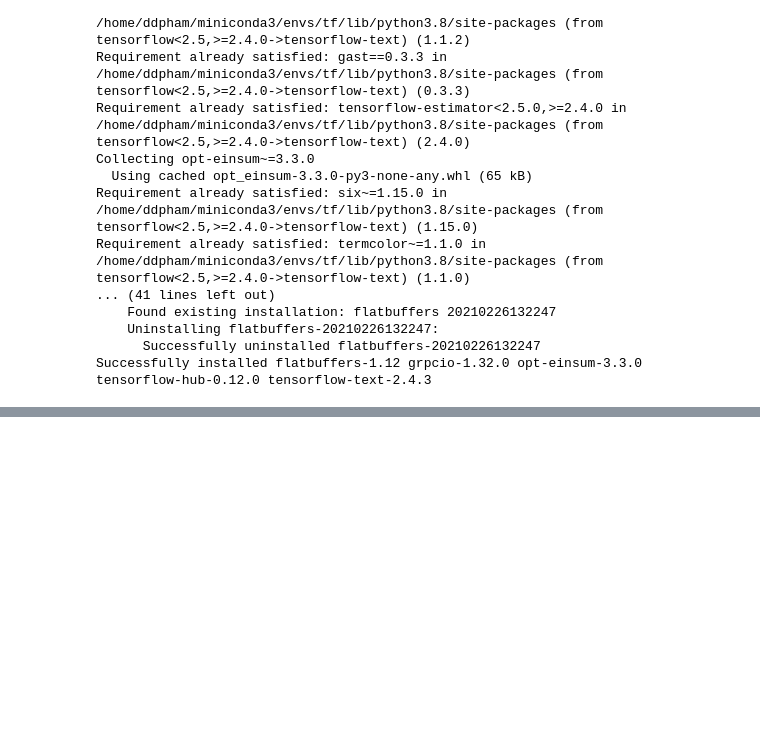
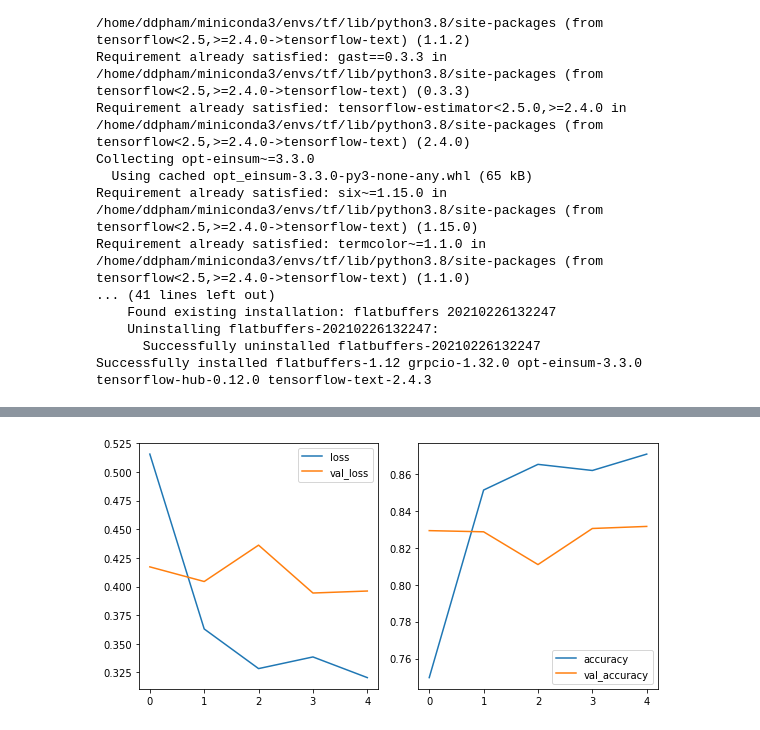
Before and after one commit to ddpham/TFExam, a Jupyter notebook: nbs/nlp/02_RNN.ipynb, the cells around one changed output, grey strips where cells are left out. Saved outputs shown, nothing was run; the diff lists cells and outputs as text; code cells hidden in the pictures; blank space fills up the shorter version.

```diff
--- a/nbs/nlp/02_RNN.ipynb
+++ b/nbs/nlp/02_RNN.ipynb
@@ -193,0 +269,17 @@ subword_tokenizer = text.
+# %%
+BUFFER_SIZE = 10000
+BATCH_SIZE = 64
+
+train_ds = train_ds.shuffle(BUFFER_SIZE)
+train_ds = train_ds.padded_batch(BATCH_SIZE, tf.compat.v1.data.get_output_shapes(train_ds))
+valid_ds = valid_ds.padded_batch(BATCH_SIZE, tf.compat.v1.data.get_output_shapes(valid_ds))
+# %%
+model = keras.Sequential([
+    keras.layers.Embedding(tokenizer.vocab_size, 64),
+    keras.layers.Bidirectional(keras.layers.LSTM(64, return_sequences=True)),
+    keras.layers.Bidirectional(keras.layers.LSTM(32)),
+    keras.layers.Dense(20, activation='relu'),
+    keras.layers.Dense(1, activation='sigmoid')
+])
+model.compile(optimizer='rmsprop', loss='binary_crossentropy', metrics=['accuracy'])
+model.summary()
@@ -193,0 +305,3 @@ subword_tokenizer = text.
+# %%
+epochs=5
+model.fit(train_ds, epochs=epochs, validation_data=valid_ds)
@@ -193,0 +320,16 @@ subword_tokenizer = text.
+# %%
+def plot_history(history):
+    item_dict = {'Loss': ['loss', 'val_loss'], 'Accuracy': ['accuracy', 'val_accuracy']}
+    plot_list = ['Loss', 'Accuracy']
+    plt.figure(figsize=(8, 4))
+    for i in range(len(plot_list)):
+        plt.subplot(1, 2, i+1)
+        item = plot_list[i]
+        for items in item_dict[item]:
+            plt.plot(history.history[items])
+        plt.legend(item_dict[item])
+    plt.tight_layout()
+# %%
+plot_history(model.history)
+# %% [output]
+[figure, added]
```
Also changed, not shown: parts of 20 cells of this notebook.
